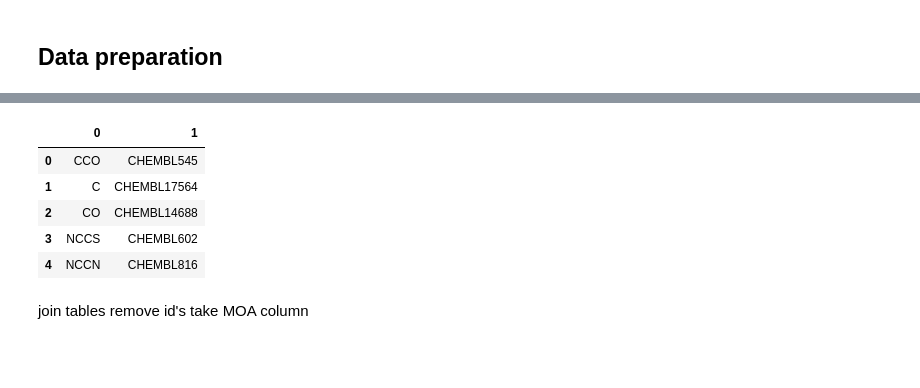
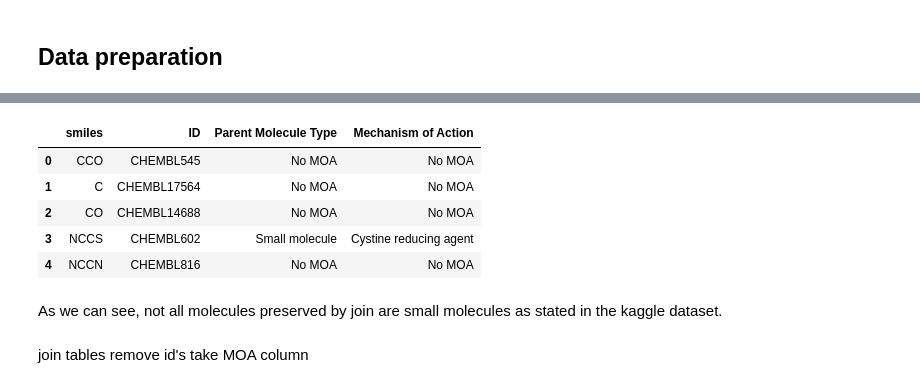
Before and after one commit to turquoise-comb/ml-project, a Jupyter notebook: notebook.ipynb, the cells around one changed output, grey strips where cells are left out. Drawn from its saved outputs; the diff is of its cells as text; code cells hidden in the pictures; blank space fills up the shorter version.

```diff
--- a/notebook.ipynb
+++ b/notebook.ipynb
@@ -133,15 +219,19 @@ merged_data.head()
+# %%
+final.head()
+# %% [output]
+|  | smiles | ID | Parent Molecule Type | Mechanism of Action |
+| 0 | CCO | CHEMBL545 | No MOA | No MOA |
+| 1 | C | CHEMBL17564 | No MOA | No MOA |
+| 2 | CO | CHEMBL14688 | No MOA | No MOA |
+| 3 | NCCS | CHEMBL602 | Small molecule | Cystine reducing agent |
+| 4 | NCCN | CHEMBL816 | No MOA | No MOA |
+# %% [markdown]
+As we can see, not all molecules preserved by join are small molecules as stated in the kaggle dataset.
 # %%
-length_threshold = 200
-filtered_data1 = data1[data1.iloc[:, 0].apply(len) < length_threshold]
-filtered_data1.head()
+#length_threshold = 200
+#filtered_data1 = data1[data1.iloc[:, 0].apply(len) < length_threshold]
+#filtered_data1.head()
 # or try in between 30 and 200 later on
-# %% [output]
-|  | 0 | 1 |
-| 0 | CCO | CHEMBL545 |
-| 1 | C | CHEMBL17564 |
-| 2 | CO | CHEMBL14688 |
-| 3 | NCCS | CHEMBL602 |
-| 4 | NCCN | CHEMBL816 |
 # %% [markdown]
 join tables
 remove id's
```
Also changed, not shown: parts of 9 cells of this notebook.
